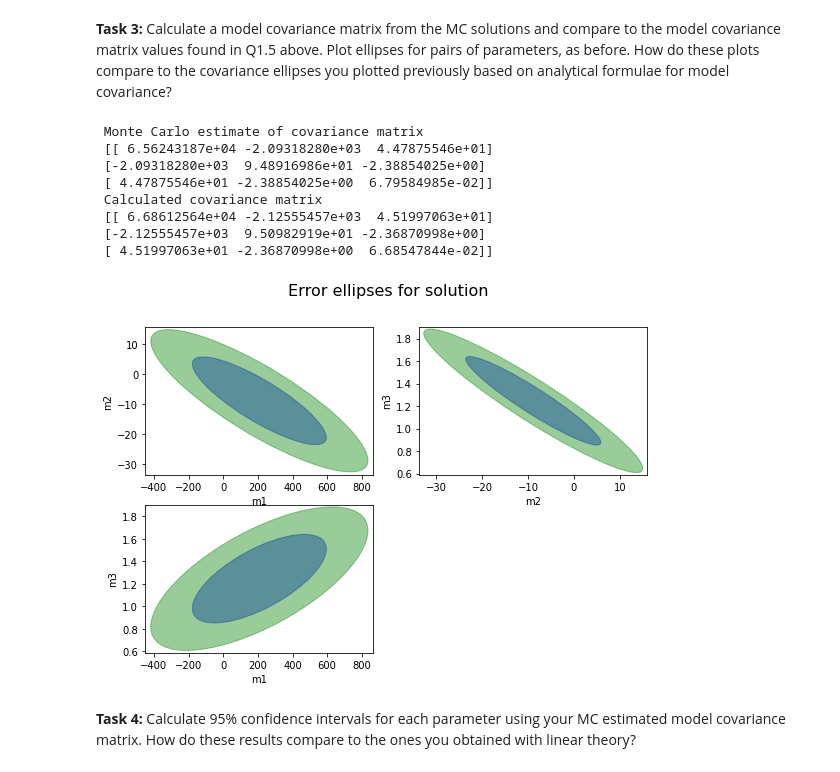
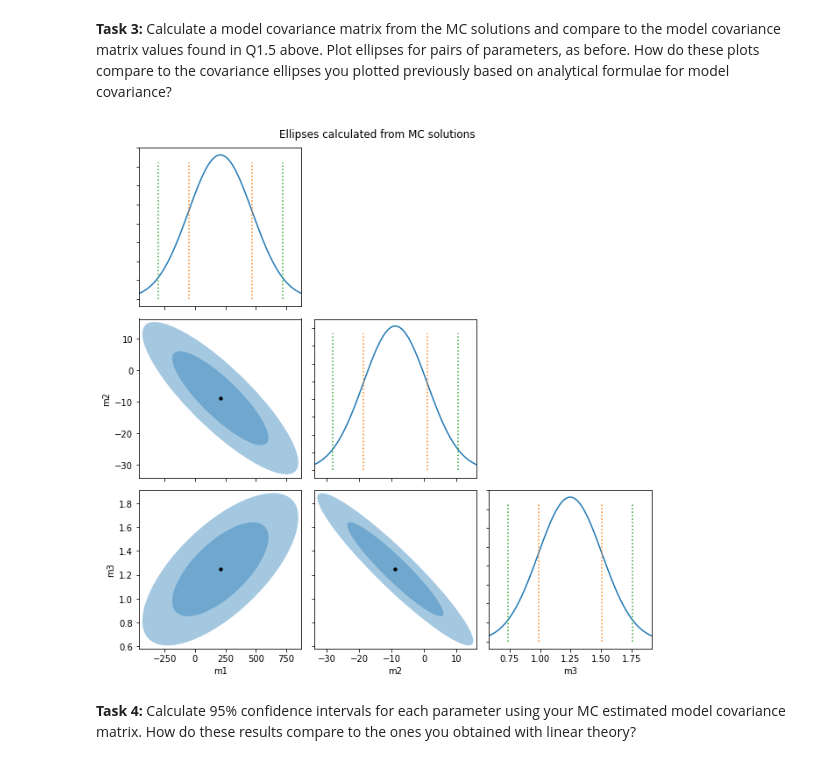
Before and after one commit to anu-ilab/JupyterPracticals, a Jupyter notebook: Solutions/S1.5 - Monte Carlo error propagation_regression-solution.ipynb, the cells around one changed output. Drawn from its saved outputs; the diff is of its cells as text; code cells hidden in the pictures.

```diff
--- a/Solutions/S1.5 - Monte Carlo error propagation_regression-solution.ipynb
+++ b/Solutions/S1.5 - Monte Carlo error propagation_regression-solution.ipynb
@@ -228,59 +245,11 @@ plt.show()
     compare to the model covariance matrix values found in Q1.5 above.
     Plot ellipses for pairs of parameters, as before. How do these plots
     compare to the covariance ellipses you plotted previously based on analytical formulae for model covariance?
-# %%
-# Try it here! You can insert more cells by selecting Cell > Insert Cell Above/Below from the menu
-# bar, or by pressing Esc to enter command mode and then hitting A or B (for above/below).
-
-l68 = np.sqrt(stats.chi2.ppf(q=0.68,df=2)) # number of standard deviations equivalent to 68% confidence ellipse
-l95 = np.sqrt(stats.chi2.ppf(q=0.95,df=2)) # number of standard deviations equivalent to 95% confidence ellipse
-
-MCcov = np.cov(MCsols.T)
-print(' Monte Carlo estimate of covariance matrix\n',MCcov)
-
-print(' Calculated covariance matrix\n',Cm)
-CmProj01 = MCcov[np.ix_([0,1],[0,1])]
-CmProj02 = MCcov[np.ix_([0,2],[0,2])]
-CmProj12 = MCcov[np.ix_([1,2],[1,2])]
-
-fig = plt.figure(figsize=(9,6))
-fig.suptitle("Error ellipses for solution", fontsize=16)
-
-ax1 = plt.subplot(221)
-pc.plot_cov_ellipse(CmProj01,mls[0:2], ax=ax1,nstd=l68,color='Blue',alpha=0.4,label="68% Confidence")
-pc.plot_cov_ellipse(CmProj01,mls[0:2], ax=ax1,nstd=l95,color='Green',alpha=0.4,label="95% Confidence")
-ax1.set_xlim(mls[0]-1.3*1.96*sig_param1,mls[0]+1.3*1.96*sig_param1)
-ax1.set_ylim(mls[1]-1.3*1.96*sig_param2,mls[1]+1.3*1.96*sig_param2)
-ax1.set_xlabel('m1')
-ax1.set_ylabel('m2')
-
-ax2 = plt.subplot(222)
-pc.plot_cov_ellipse(CmProj12,mls[1:], ax=ax2,nstd=l68,color='Blue',alpha=0.4,label='68% Confidence')
-pc.plot_cov_ellipse(CmProj12,mls[1:], ax=ax2,nstd=l95,color='Green',alpha=0.4,label='95% Confidence')
-ax2.set_xlim(mls[1]-1.3*1.96*sig_param2,mls[1]+1.3*1.96*sig_param2)
-ax2.set_ylim(mls[2]-1.3*1.96*sig_param3,mls[2]+1.3*1.96*sig_param3)
-ax2.set_xlabel('m2')
-ax2.set_ylabel('m3')
-
-ax3 = plt.subplot(223)
-pc.plot_cov_ellipse(CmProj02,[mls[0],mls[2]], ax=ax3,nstd=l68,color='Blue',alpha=0.4,label='68% Confidence')
-pc.plot_cov_ellipse(CmProj02,[mls[0],mls[2]], ax=ax3,nstd=l95,color='Green',alpha=0.4,label='95% Confidence')
-ax3.set_xlim(mls[0]-1.3*1.96*sig_param1,mls[0]+1.3*1.96*sig_param1)
-ax3.set_ylim(mls[2]-1.3*1.96*sig_param3,mls[2]+1.3*1.96*sig_param3)
-ax3.set_xlabel('m1')
-ax3.set_ylabel('m3')
-
-plt.show()
-# %% [output]
- Monte Carlo estimate of covariance matrix
- [[ 6.56243187e+04 -2.09318280e+03  4.47875546e+01]
- [-2.09318280e+03  9.48916986e+01 -2.38854025e+00]
- [ 4.47875546e+01 -2.38854025e+00  6.79584985e-02]]
- Calculated covariance matrix
- [[ 6.68612564e+04 -2.12555457e+03  4.51997063e+01]
- [-2.12555457e+03  9.50982919e+01 -2.36870998e+00]
- [ 4.51997063e+01 -2.36870998e+00  6.68547844e-02]]
-[figure, removed]
+# %%
+MCcov = np.cov(MCsols.T)
+gc.gaussian_corner(MCcov,mls,confint=[68,95],title='Ellipses calculated from MC solutions')
+# %% [output]
+[figure, added]
 # %% [markdown]
 **Task 4:** Calculate 95% confidence intervals for each parameter using your MC
     estimated model covariance matrix. How do these results compare to
```
Also changed, not shown: parts of 9 cells of this notebook, 5 other files.
